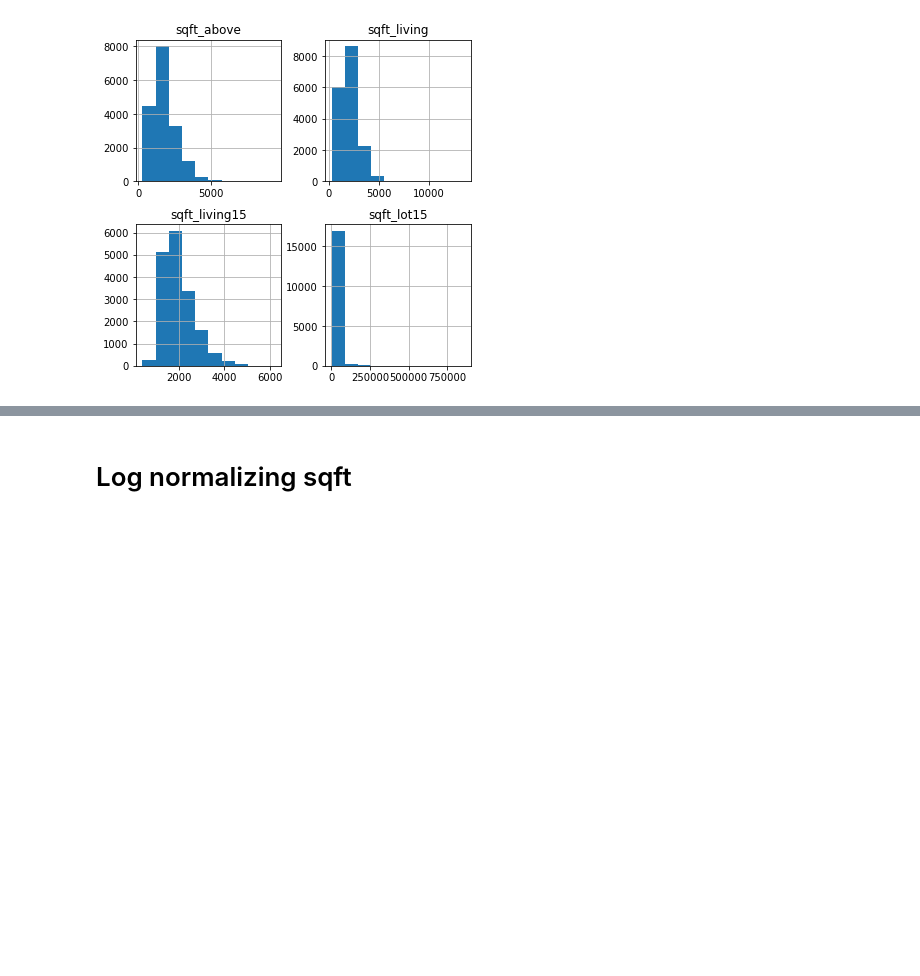
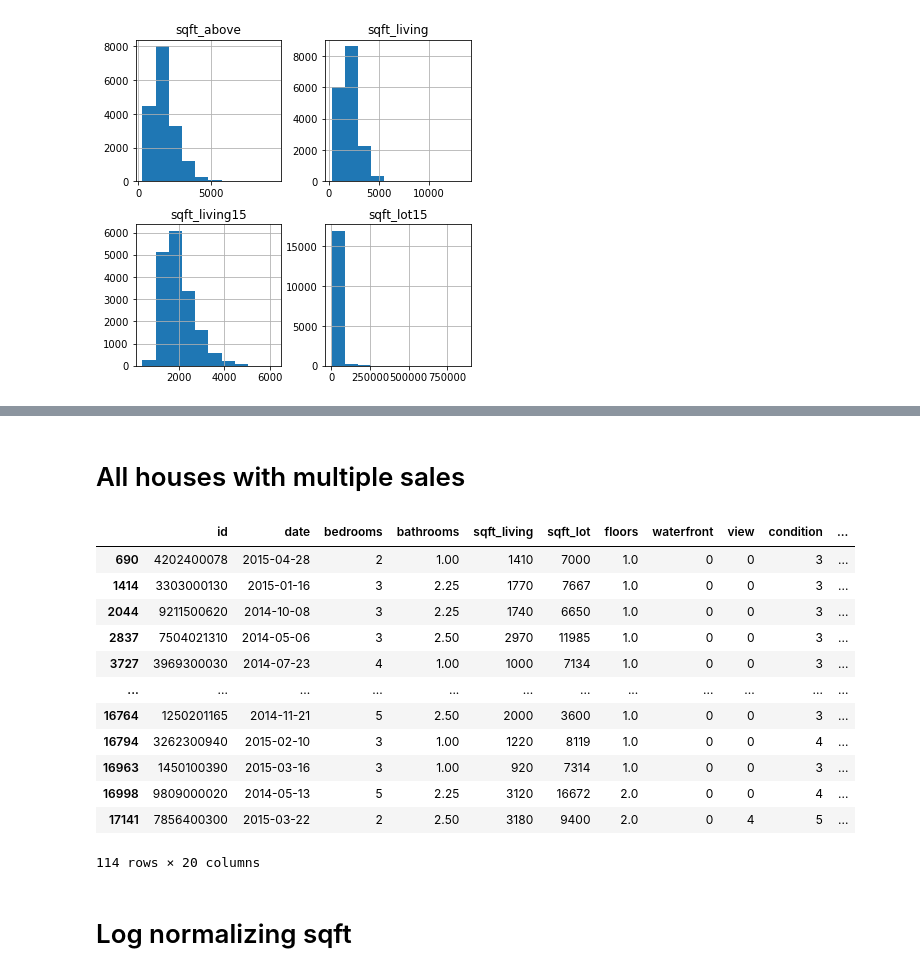
Before and after one commit to brenfrrs/kings_county_housing, a Jupyter notebook: EDA/eda_notebook.ipynb, the cells around one changed output, grey strips where cells are left out. Drawn from its saved outputs; the diff is of its cells as text; code cells hidden in the pictures; blank space fills up the shorter version.

```diff
--- a/EDA/eda_notebook.ipynb
+++ b/EDA/eda_notebook.ipynb
@@ -89,3 +110,21 @@ data_pred[['sqft_living15', 'sqft_lot15', 'sqft_above', 'sqft_living']].hist(fig
+# %% [markdown]
+# All houses with multiple sales
+# %%
+data_pred.loc[data_pred.duplicated(subset='id') == True]
+# %% [output]
+|  | id | date | bedrooms | bathrooms | sqft_living | sqft_lot | floors | waterfront | view | condition | ... |
+| 690 | 4202400078 | 2015-04-28 | 2 | 1.00 | 1410 | 7000 | 1.0 | 0 | 0 | 3 | ... |
+| 1414 | 3303000130 | 2015-01-16 | 3 | 2.25 | 1770 | 7667 | 1.0 | 0 | 0 | 3 | ... |
+| 2044 | 9211500620 | 2014-10-08 | 3 | 2.25 | 1740 | 6650 | 1.0 | 0 | 0 | 3 | ... |
+| 2837 | 7504021310 | 2014-05-06 | 3 | 2.50 | 2970 | 11985 | 1.0 | 0 | 0 | 3 | ... |
+| 3727 | 3969300030 | 2014-07-23 | 4 | 1.00 | 1000 | 7134 | 1.0 | 0 | 0 | 3 | ... |
+| ... | ... | ... | ... | ... | ... | ... | ... | ... | ... | ... | ... |
+| 16764 | 1250201165 | 2014-11-21 | 5 | 2.50 | 2000 | 3600 | 1.0 | 0 | 0 | 3 | ... |
+| 16794 | 3262300940 | 2015-02-10 | 3 | 1.00 | 1220 | 8119 | 1.0 | 0 | 0 | 4 | ... |
+| 16963 | 1450100390 | 2015-03-16 | 3 | 1.00 | 920 | 7314 | 1.0 | 0 | 0 | 3 | ... |
+| 16998 | 9809000020 | 2014-05-13 | 5 | 2.25 | 3120 | 16672 | 2.0 | 0 | 0 | 4 | ... |
+| 17141 | 7856400300 | 2015-03-22 | 2 | 2.50 | 3180 | 9400 | 2.0 | 0 | 4 | 5 | ... |
+114 rows × 20 columns
 # %% [markdown]
 # Log normalizing sqft
 # %%
```
Also changed, not shown: parts of 25 cells of this notebook.
